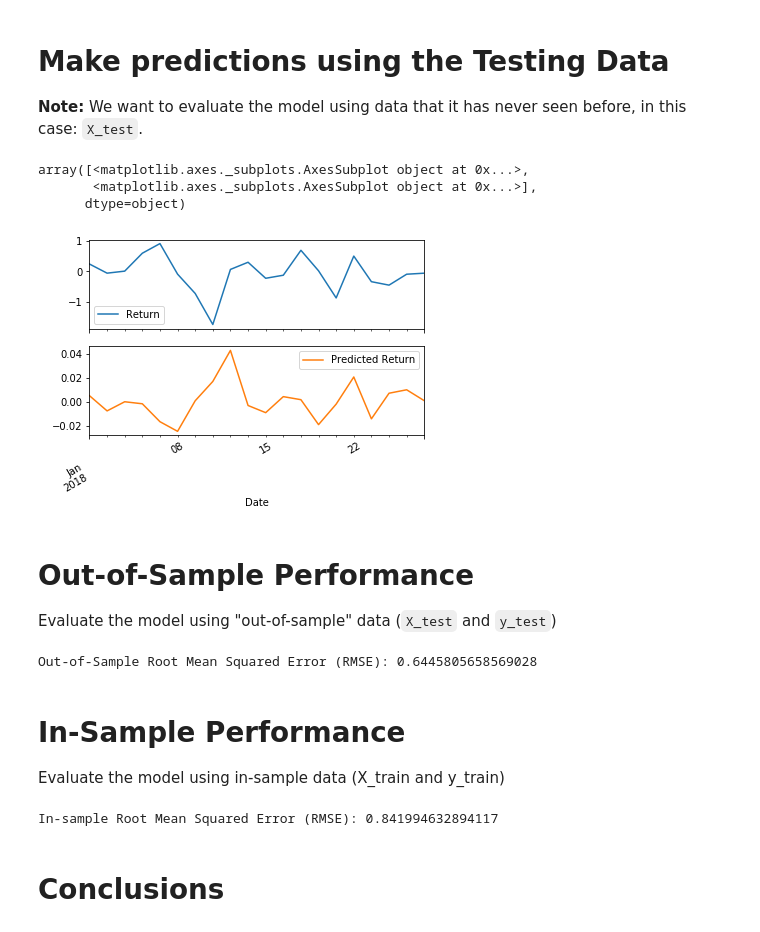
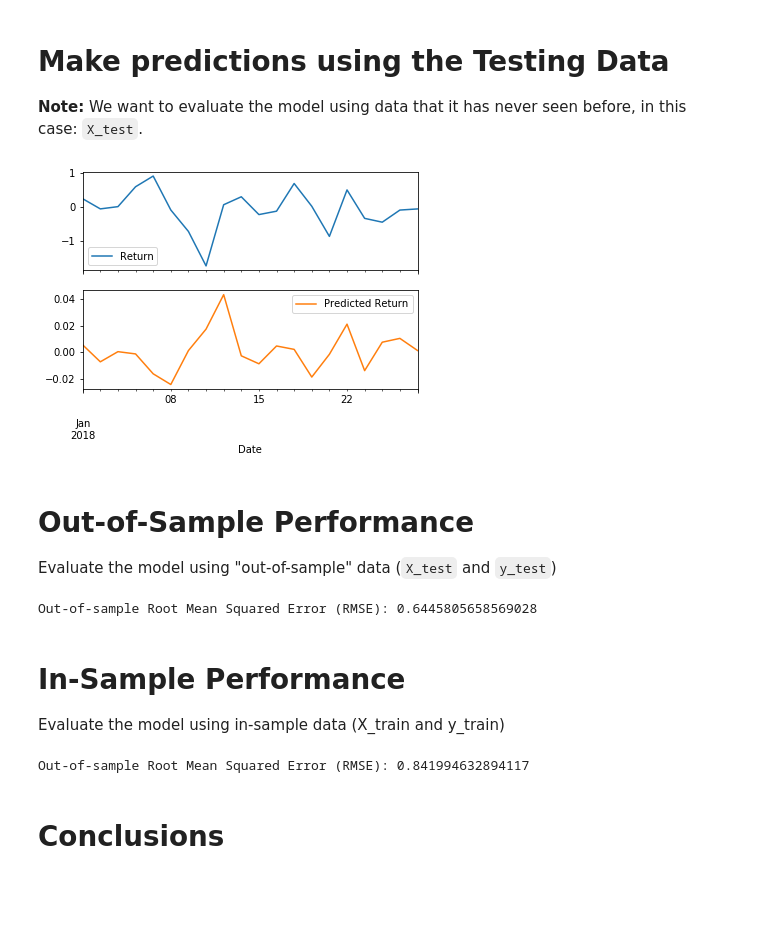
Before and after one commit to MarcusWhitelock/A-Yen-for-the-Future, a Jupyter notebook: Notebooks/regression_analysis.ipynb, the cells around one changed output. Saved outputs shown, nothing was run; the diff lists cells and outputs as text; code cells hidden in the pictures; blank space fills up the shorter version.

Commit message:
v 0.2 regression_analysis notebook updated with completed code

```diff
--- a/Notebooks/regression_analysis.ipynb
+++ b/Notebooks/regression_analysis.ipynb
@@ -71,6 +78,9 @@ test = cad_jpy_df['2018':]
 # Create four dataframes:
 # X_train (training set using just the independent variables), X_test (test set of of just the independent variables)
 # Y_train (training set using just the "y" variable, i.e., "Futures Return"), Y_test (test set of just the "y" variable):
-# YOUR CODE HERE!
+X_train = train["Lagged_Return"].to_frame()
+X_test = test["Lagged_Return"].to_frame()
+y_train = train["Return"]
+y_test = test["Return"]
 # %%
 # Preview the X_train data
@@ -87,10 +97,10 @@ test = cad_jpy_df['2018':]
 # Linear Regression Model
 # %%
 # Create a Linear Regression model and fit it to the training data
-from sklearn.linear_model import LinearRegression
 
 # Fit a SKLearn linear regression using  just the training set (X_train, Y_train):
-# YOUR CODE HERE!
+model = LinearRegression()
+model.fit(X_train, y_train)
 # %% [output]
 LinearRegression()
 # %% [markdown]
@@ -99,50 +109,56 @@ LinearRegression()
 **Note:** We want to evaluate the model using data that it has never seen before, in this case: `X_test`.
 # %%
 # Make a prediction of "y" values using just the test dataset
-# YOUR CODE HERE!
+predictions_test = model.predict(X_test)
 # %%
 # Assemble actual y data (Y_test) with predicted y data (from just above) into two columns in a dataframe:
-# YOUR CODE HERE!
+Results_test = y_test.to_frame()
+Results_test["Predicted Return"] = predictions_test
 # %%
 # Plot the first 20 predictions vs the true values
-# YOUR CODE HERE!
+Results_test[:20].plot(subplots=True);
 # %% [output]
-array([<matplotlib.axes._subplots.AxesSubplot object at 0x...>,
-       <matplotlib.axes._subplots.AxesSubplot object at 0x...>],
-      dtype=object)
-[figure, old version]
+[figure, new version]
 # %% [markdown]
 # Out-of-Sample Performance
 
 Evaluate the model using "out-of-sample" data (`X_test` and `y_test`)
 # %%
-from sklearn.metrics import mean_squared_error
 # Calculate the mean_squared_error (MSE) on actual versus predicted test "y"
 # (Hint: use the dataframe from above)
-# YOUR CODE HERE!
+mse_test = mean_squared_error(
+    Results_test["Return"],
+    Results_test["Predicted Return"]
+)
 
 # Using that mean-squared-error, calculate the root-mean-squared error (RMSE):
-# YOUR CODE HERE!
+rmse_test = np.sqrt(mse_test)
+print(f"Out-of-sample Root Mean Squared Error (RMSE): {rmse}")
 # %% [output]
-Out-of-Sample Root Mean Squared Error (RMSE): 0.6445805658569028
+Out-of-sample Root Mean Squared Error (RMSE): 0.6445805658569028
 # %% [markdown]
 # In-Sample Performance
 
 Evaluate the model using in-sample data (X_train and y_train)
 # %%
 # Construct a dataframe using just the "y" training data:
-# YOUR CODE HERE!
+Results_train = y_train.to_frame()
 
 # Add a column of "in-sample" predictions to that dataframe:
-# YOUR CODE HERE!
+predictions_train = model.predict(X_train)
+Results_train["Predicted Return"] = predictions_train
 
 # Calculate in-sample mean_squared_error (for comparison to out-of-sample)
-# YOUR CODE HERE!
+mse_train = mean_squared_error(
+    Results_train["Return"],
+    Results_train["Predicted Return"]
+)
 
 # Calculate in-sample root mean_squared_error (for comparison to out-of-sample)
-# YOUR CODE HERE!
+rmse_train = np.sqrt(mse_train)
+print(f"Out-of-sample Root Mean Squared Error (RMSE): {rmse_train}")
 # %% [output]
-In-sample Root Mean Squared Error (RMSE): 0.841994632894117
+Out-of-sample Root Mean Squared Error (RMSE): 0.841994632894117
 # %% [markdown]
 # Conclusions
 # %% [markdown]
```
Also changed, not shown: parts of 6 cells of this notebook.
